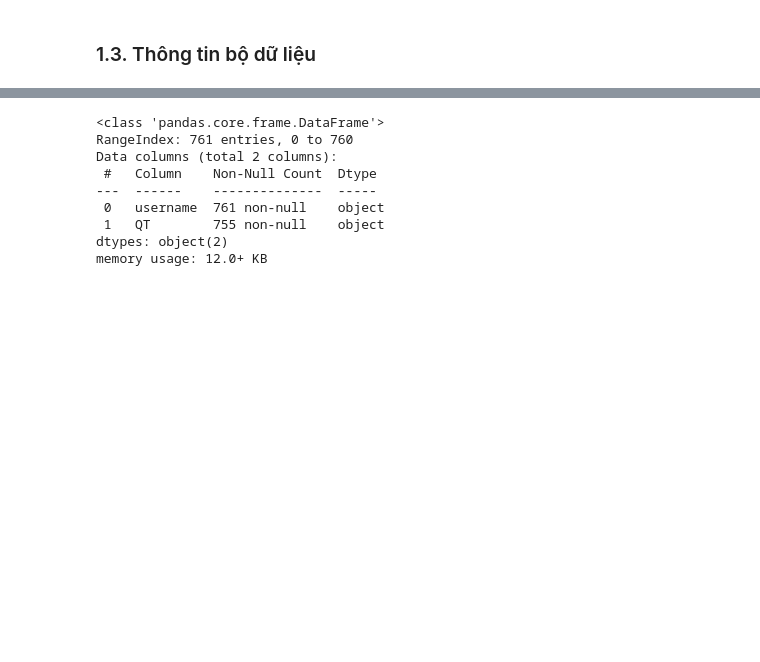
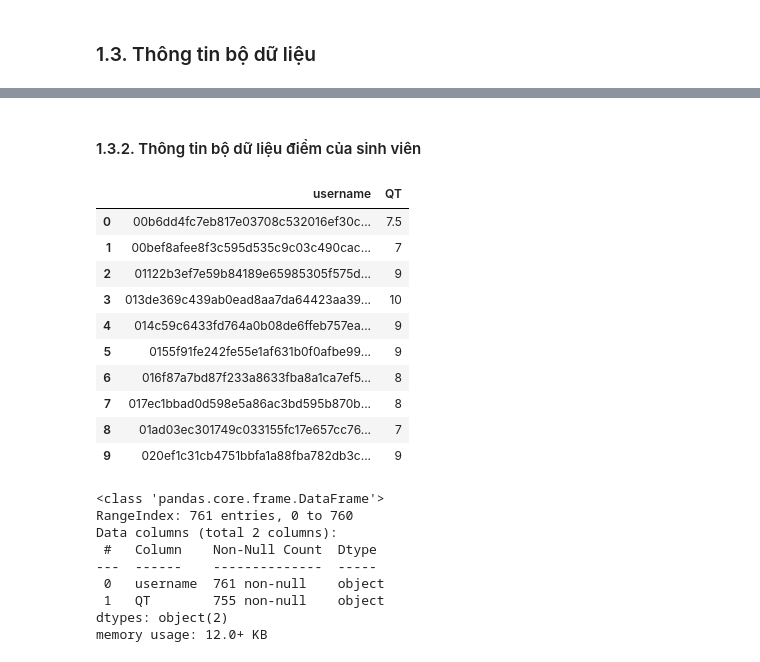
Before and after one commit to huapogba/may-hoc, a Jupyter notebook: wecode_prediction/23520199.ipynb, the cells around one changed output, grey strips where cells are left out. Saved outputs shown, nothing was run; the diff lists cells and outputs as text; code cells hidden in the pictures; blank space fills up the shorter version.

```diff
--- a/wecode_prediction/23520199.ipynb
+++ b/wecode_prediction/23520199.ipynb
@@ -49,3 +105,19 @@ ck_df = pd.read_csv(CK_DATASET).rename(columns={"hash": "username"})
+# %% [markdown]
+#### 1.3.2. Thông tin bộ dữ liệu điểm của sinh viên
+# %%
+qt_df.head(10)
+# %% [output]
+|  | username | QT |
+| 0 | 00b6dd4fc7eb817e03708c532016ef30c... | 7.5 |
+| 1 | 00bef8afee8f3c595d535c9c03c490cac... | 7 |
+| 2 | 01122b3ef7e59b84189e65985305f575d... | 9 |
+| 3 | 013de369c439ab0ead8aa7da64423aa39... | 10 |
+| 4 | 014c59c6433fd764a0b08de6ffeb757ea... | 9 |
+| 5 | 0155f91fe242fe55e1af631b0f0afbe99... | 9 |
+| 6 | 016f87a7bd87f233a8633fba8a1ca7ef5... | 8 |
+| 7 | 017ec1bbad0d598e5a86ac3bd595b870b... | 8 |
+| 8 | 01ad03ec301749c033155fc17e657cc76... | 7 |
+| 9 | 020ef1c31cb4751bbfa1a88fba782db3c... | 9 |
 # %%
 qt_df.info()
 # %% [output]
```
Also changed, not shown: parts of 32 cells of this notebook.
